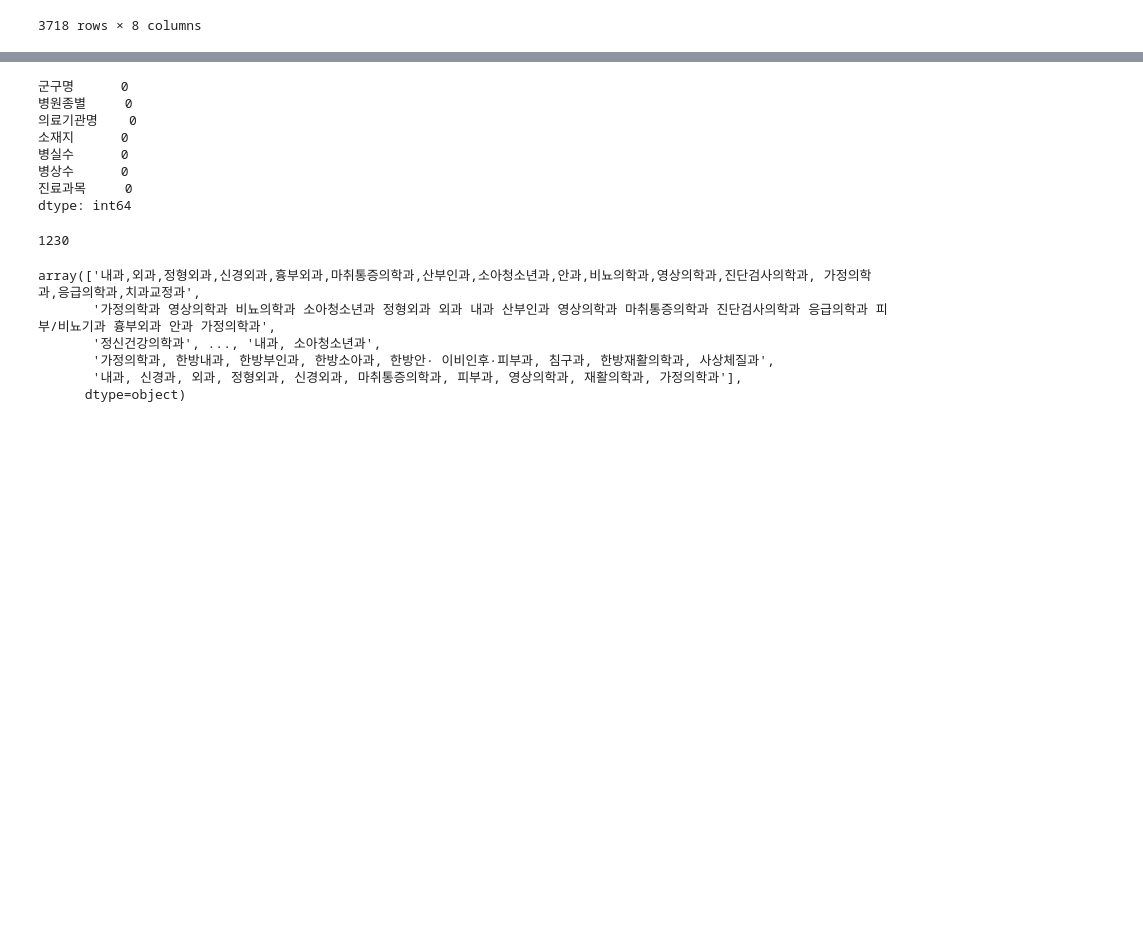
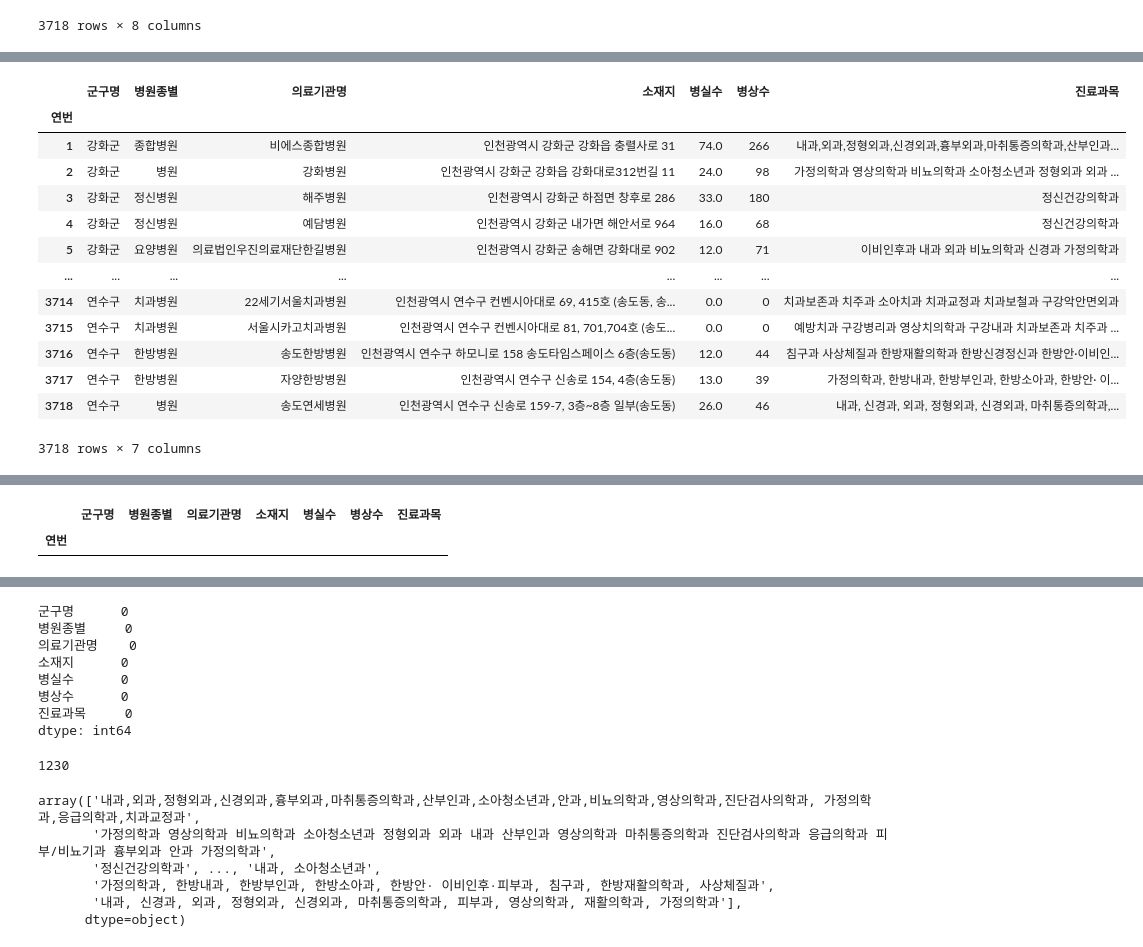
Before and after one commit to akslk00/new-pro2, a Jupyter notebook: Untitled.ipynb, the cells around one changed output, grey strips where cells are left out. Cells and saved outputs as stored; diff of their text form; code cells hidden in the pictures; blank space fills up the shorter version.

```diff
--- a/Untitled.ipynb
+++ b/Untitled.ipynb
@@ -21,0 +104,2 @@ df
+# %%
+df['진료과목']=df['진료과목'].fillna('진료소')
@@ -22,3 +110,20 @@ df
+# %%
+df
+# %% [output]
+|  | 군구명 | 병원종별 | 의료기관명 | 소재지 | 병실수 | 병상수 | 진료과목 |
+| 연번 |  |  |  |  |  |  |  |
+| 1 | 강화군 | 종합병원 | 비에스종합병원 | 인천광역시 강화군 강화읍 충렬사로 31 | 74.0 | 266 | 내과,외과,정형외과,신경외과,흉부외과,마취통증의학과,산부인과... |
+| 2 | 강화군 | 병원 | 강화병원 | 인천광역시 강화군 강화읍 강화대로312번길 11 | 24.0 | 98 | 가정의학과 영상의학과 비뇨의학과 소아청소년과 정형외과 외과 ... |
+| 3 | 강화군 | 정신병원 | 해주병원 | 인천광역시 강화군 하점면 창후로 286 | 33.0 | 180 | 정신건강의학과 |
+| 4 | 강화군 | 정신병원 | 예담병원 | 인천광역시 강화군 내가면 해안서로 964 | 16.0 | 68 | 정신건강의학과 |
+| 5 | 강화군 | 요양병원 | 의료법인우진의료재단한길병원 | 인천광역시 강화군 송해면 강화대로 902 | 12.0 | 71 | 이비인후과 내과 외과 비뇨의학과 신경과 가정의학과 |
+| ... | ... | ... | ... | ... | ... | ... | ... |
+| 3714 | 연수구 | 치과병원 | 22세기서울치과병원 | 인천광역시 연수구 컨벤시아대로 69, 415호 (송도동, 송... | 0.0 | 0 | 치과보존과 치주과 소아치과 치과교정과 치과보철과 구강악안면외과 |
+| 3715 | 연수구 | 치과병원 | 서울시카고치과병원 | 인천광역시 연수구 컨벤시아대로 81, 701,704호 (송도... | 0.0 | 0 | 예방치과 구강병리과 영상치의학과 구강내과 치과보존과 치주과 ... |
+| 3716 | 연수구 | 한방병원 | 송도한방병원 | 인천광역시 연수구 하모니로 158 송도타임스페이스 6층(송도동) | 12.0 | 44 | 침구과 사상체질과 한방재활의학과 한방신경정신과 한방안·이비인... |
+| 3717 | 연수구 | 한방병원 | 자양한방병원 | 인천광역시 연수구 신송로 154, 4층(송도동) | 13.0 | 39 | 가정의학과, 한방내과, 한방부인과, 한방소아과, 한방안· 이... |
+| 3718 | 연수구 | 병원 | 송도연세병원 | 인천광역시 연수구 신송로 159-7, 3층~8층 일부(송도동) | 26.0 | 46 | 내과, 신경과, 외과, 정형외과, 신경외과, 마취통증의학과,... |
+3718 rows × 7 columns
 # %%
 unesu=df['군구명']=='연수구'
 # %%
@@ -44,5 +149,10 @@ US.loc[US['소재지'].str.contains('동춘동'),]
 | 1287 | 연수구 | 한의원 | 김종욱한의원 | 인천광역시 연수구 원인재로 88, 201호 (동춘동, 대우삼... | 0.0 | 0 | 한방내과 한방부인과 한방소아과 한방안·이비인후·피부과 한방신... |
 | 1290 | 연수구 | 한의원 | 스마일한의원 | 인천광역시 연수구 앵고개로 260, 맘모스빌딩 304~313... | 9.0 | 23 | 한방내과 한방부인과 한방소아과 한방안·이비인후·피부과 한방신... |
 63 rows × 7 columns
+# %%
+df.loc[av,]
+# %% [output]
+|  | 군구명 | 병원종별 | 의료기관명 | 소재지 | 병실수 | 병상수 | 진료과목 |
+| 연번 |  |  |  |  |  |  |  |
 # %%
 df.isna().sum()
```
Also changed, not shown: parts of 14 cells of this notebook, 2 other files.
